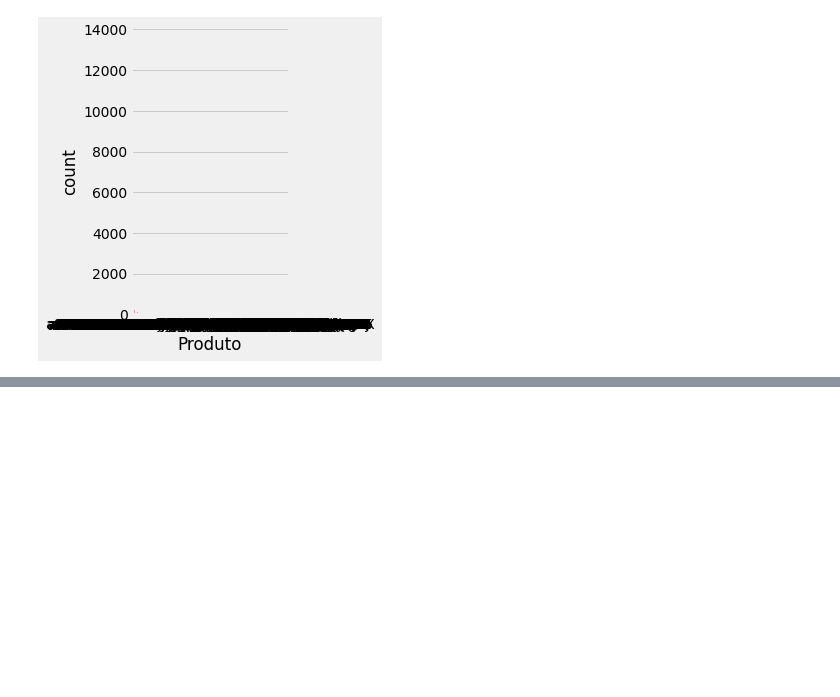
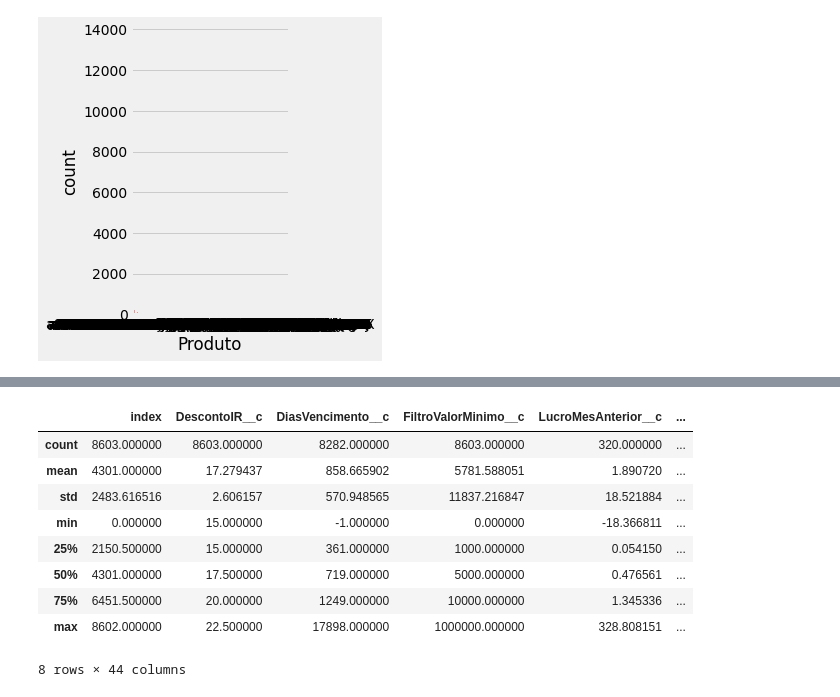
Before and after one commit to MartaFreitas/mininvest, a Jupyter notebook: Analise-dataset01.ipynb, the cells around one changed output, grey strips where cells are left out. Saved outputs shown, nothing was run; the diff lists cells and outputs as text; code cells hidden in the pictures; blank space fills up the shorter version.

```diff
--- a/Analise-dataset01.ipynb
+++ b/Analise-dataset01.ipynb
@@ -329,0 +334,3 @@ plt.show()
+# %%
+df_product = pd.read_csv("Dataset-3.csv", sep=',', index_col=0, parse_dates=True)
+df_product.reset_index(inplace = True)
@@ -329,0 +347,13 @@ plt.show()
+# %%
+df_product.describe()
+# %% [output]
+|  | index | DescontoIR__c | DiasVencimento__c | FiltroValorMinimo__c | LucroMesAnterior__c | ... |
+| count | 8603.000000 | 8603.000000 | 8282.000000 | 8603.000000 | 320.000000 | ... |
+| mean | 4301.000000 | 17.279437 | 858.665902 | 5781.588051 | 1.890720 | ... |
+| std | 2483.616516 | 2.606157 | 570.948565 | 11837.216847 | 18.521884 | ... |
+| min | 0.000000 | 15.000000 | -1.000000 | 0.000000 | -18.366811 | ... |
+| 25% | 2150.500000 | 15.000000 | 361.000000 | 1000.000000 | 0.054150 | ... |
+| 50% | 4301.000000 | 17.500000 | 719.000000 | 5000.000000 | 0.476561 | ... |
+| 75% | 6451.500000 | 20.000000 | 1249.000000 | 10000.000000 | 1.345336 | ... |
+| max | 8602.000000 | 22.500000 | 17898.000000 | 1000000.000000 | 328.808151 | ... |
+8 rows × 44 columns
```
Also changed, not shown: parts of 13 cells of this notebook, 1 other file.
